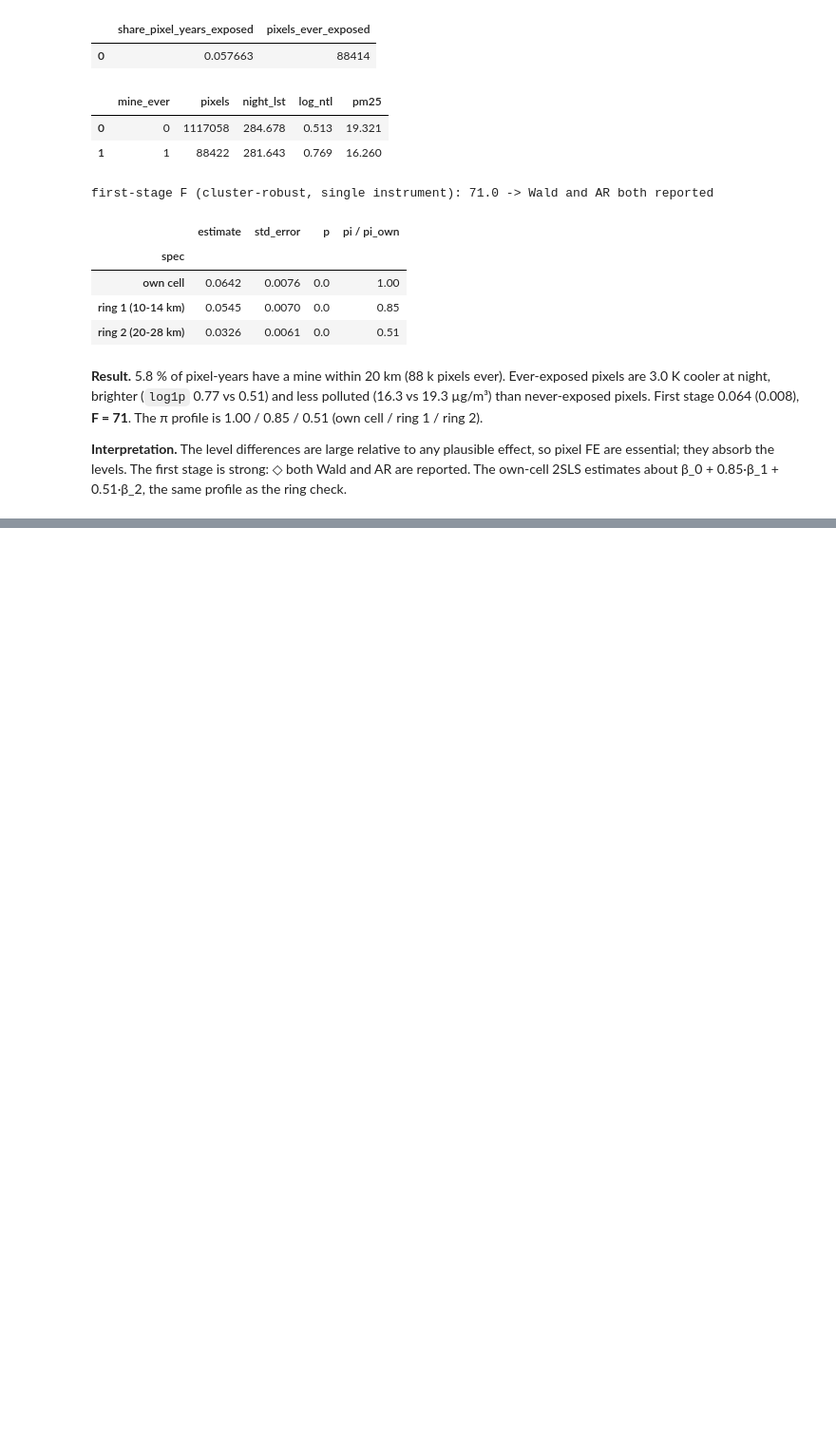
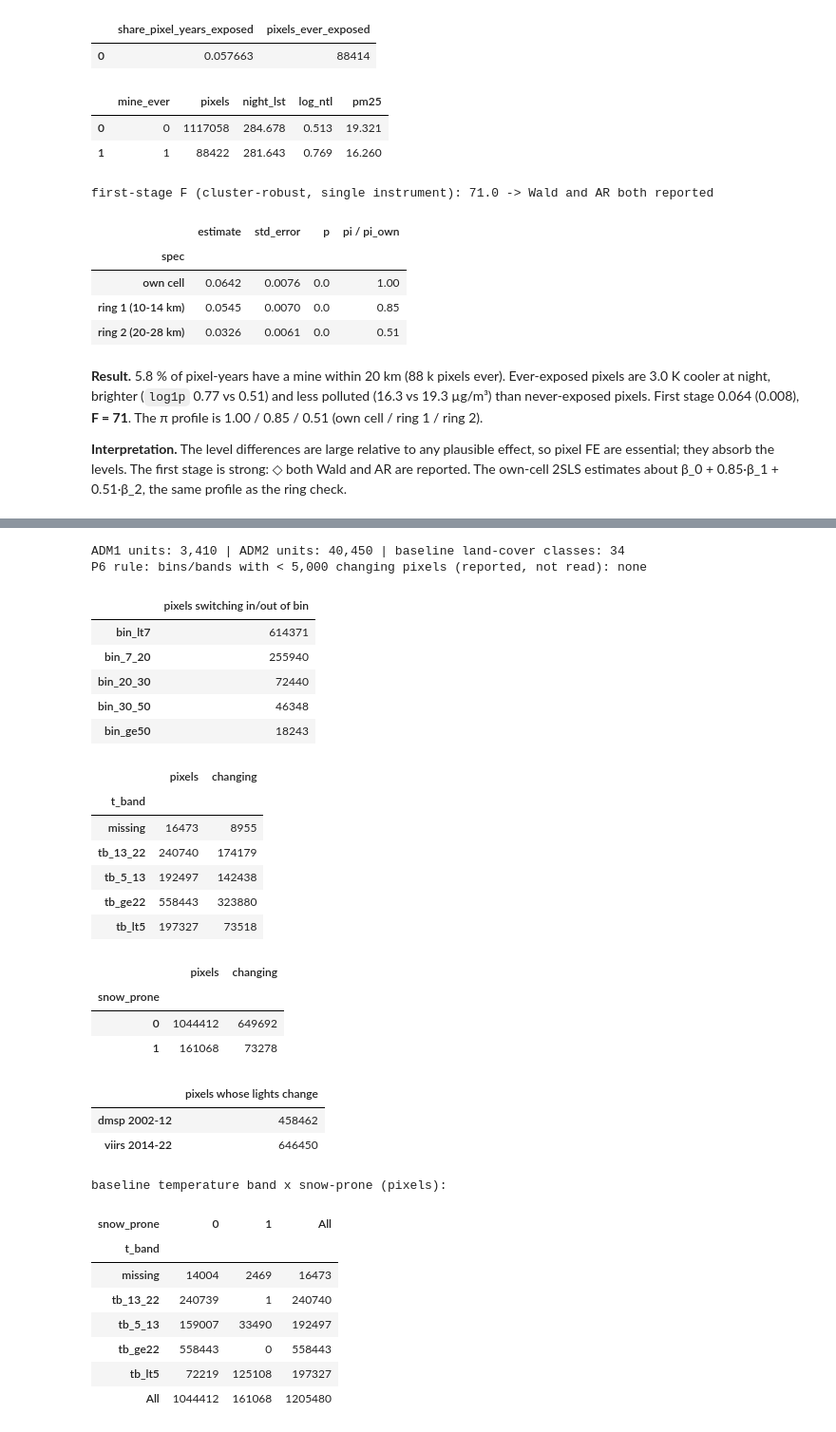
Before and after one commit to felixschulz385/growth-and-temperature, a Jupyter notebook: output/notebooks/01_pre_analysis.ipynb, the cells around one changed output, grey strips where cells are left out. Shown at 95% size. Saved outputs shown, nothing was run; the diff lists cells and outputs as text; code cells hidden in the pictures; blank space fills up the shorter version.

Commit message:
Run P6 and Story 1 (02_baseline, B1-B5): the lights-night LST association does not survive neighbour differences

```diff
--- a/output/notebooks/01_pre_analysis.ipynb
+++ b/output/notebooks/01_pre_analysis.ipynb
@@ -264,0 +369,55 @@ not a finding about the physics.
+# %%
+# One row per pixel: its strata and whether its lights change (overall, per bin, per era).
+px = sql(f"""
+    SELECT pixel_id, any_value(t_band) AS t_band, any_value(snow_prone) AS snow_prone,
+           any_value(lc_base) AS lc_base, stddev_pop(log_ntl) > 0 AS changes,
+           {', '.join(f'max({b}) - min({b}) AS sw_{b}' for b in NTL_BINS)},
+           stddev_pop(CASE WHEN year <= 2012 THEN log_ntl END) > 0 AS changes_dmsp,
+           stddev_pop(CASE WHEN year >= 2014 THEN log_ntl END) > 0 AS changes_viirs
+    FROM {P} WHERE {BASE} GROUP BY pixel_id""")
+n_adm = sql(f"SELECT count(DISTINCT GID_1) AS adm1, count(DISTINCT GID_2) AS adm2 FROM {P} WHERE {BASE}")
+bins_sw = pd.Series({b: int(px[f"sw_{b}"].sum()) for b in NTL_BINS}, name="pixels switching in/out of bin")
+bands = px.groupby(px.t_band.fillna("missing")).agg(pixels=("pixel_id", "size"), changing=("changes", "sum"))
+snow = px.groupby("snow_prone").agg(pixels=("pixel_id", "size"), changing=("changes", "sum"))
+eras = pd.Series({"dmsp 2002-12": int(px.changes_dmsp.sum()), "viirs 2014-22": int(px.changes_viirs.sum())},
+                 name="pixels whose lights change")
+lc = px.groupby("lc_base").agg(pixels=("pixel_id", "size"), changing=("changes", "sum"))
+overlap = pd.crosstab(px.t_band.fillna("missing"), px.snow_prone, margins=True)
+thin = [b for b, n in bins_sw.items() if n < 5000] + [b for b, n in bands.changing.items() if n < 5000 and b != "missing"]
+print(f"ADM1 units: {n_adm.adm1[0]:,} | ADM2 units: {n_adm.adm2[0]:,} | baseline land-cover classes: {len(lc)}")
+print(f"P6 rule: bins/bands with < 5,000 changing pixels (reported, not read): {thin or 'none'}")
+display(bins_sw.to_frame(), bands, snow, eras.to_frame())
+print("baseline temperature band x snow-prone (pixels):")
+overlap
+# %% [output]
+ADM1 units: 3,410 | ADM2 units: 40,450 | baseline land-cover classes: 34
+P6 rule: bins/bands with < 5,000 changing pixels (reported, not read): none
+|  | pixels switching in/out of bin |
+| bin_lt7 | 614371 |
+| bin_7_20 | 255940 |
+| bin_20_30 | 72440 |
+| bin_30_50 | 46348 |
+| bin_ge50 | 18243 |
+|  | pixels | changing |
+| t_band |  |  |
+| missing | 16473 | 8955 |
+| tb_13_22 | 240740 | 174179 |
+| tb_5_13 | 192497 | 142438 |
+| tb_ge22 | 558443 | 323880 |
+| tb_lt5 | 197327 | 73518 |
+|  | pixels | changing |
+| snow_prone |  |  |
+| 0 | 1044412 | 649692 |
+| 1 | 161068 | 73278 |
+|  | pixels whose lights change |
+| dmsp 2002-12 | 458462 |
+| viirs 2014-22 | 646450 |
+baseline temperature band x snow-prone (pixels):
+| snow_prone | 0 | 1 | All |
+| t_band |  |  |  |
+| missing | 14004 | 2469 | 16473 |
+| tb_13_22 | 240739 | 1 | 240740 |
+| tb_5_13 | 159007 | 33490 | 192497 |
+| tb_ge22 | 558443 | 0 | 558443 |
+| tb_lt5 | 72219 | 125108 | 197327 |
+| All | 1044412 | 161068 | 1205480 |
```
Also changed, not shown: parts of 16 cells of this notebook, 1 other file.
